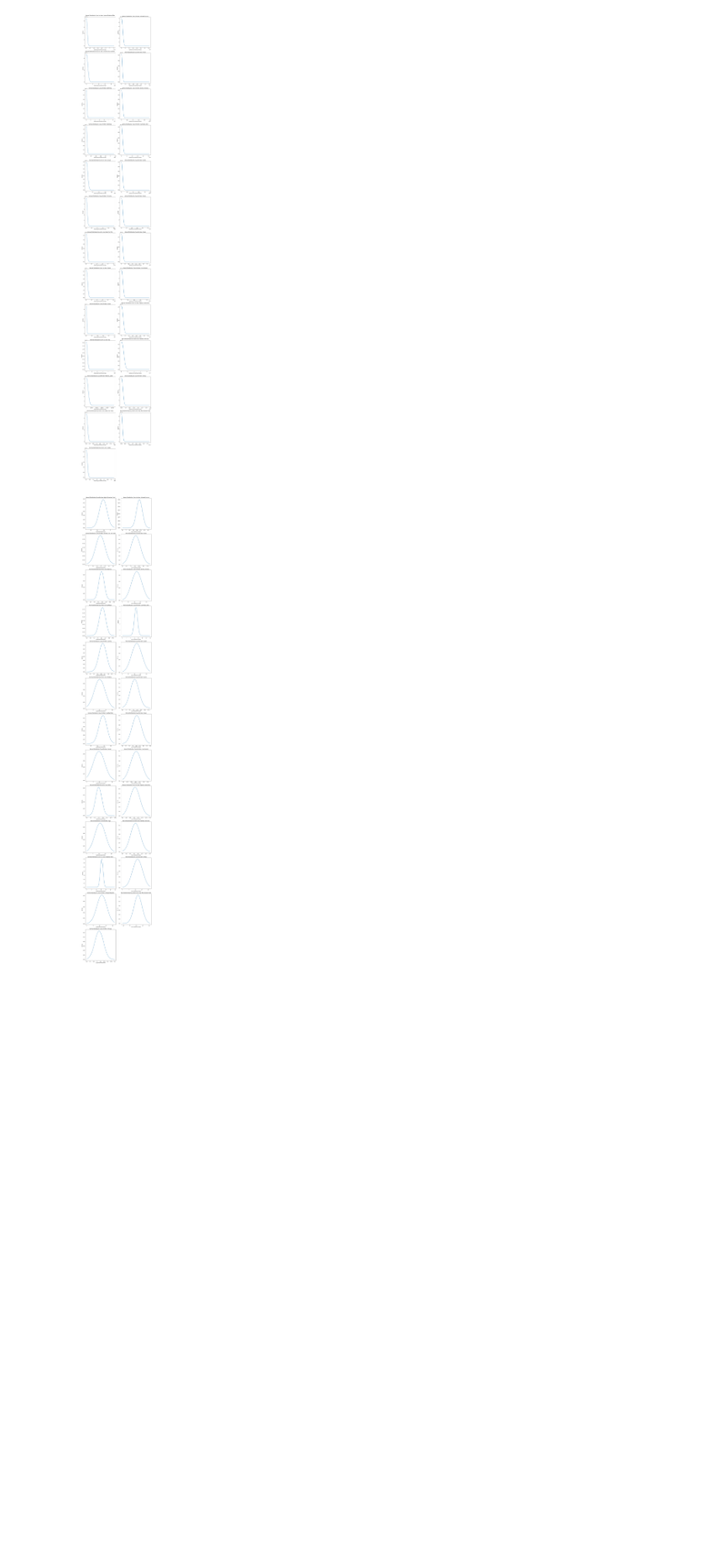
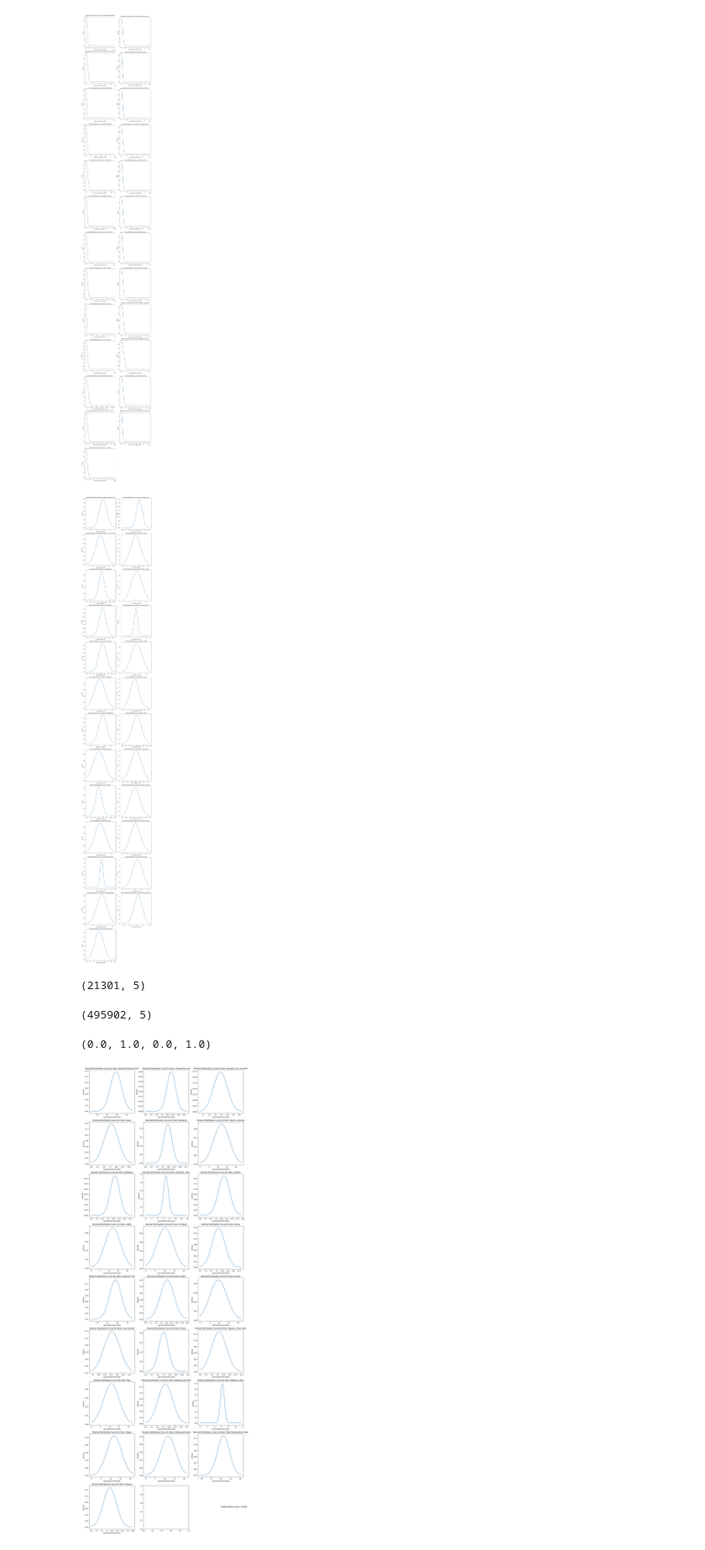
Before and after one commit to ZemelakGoraga/food-and-agri, a Jupyter notebook: avian_livestock_fishery.ipynb, the cells around one changed output. Shown at 84% size. Cells and saved outputs as stored; diff of their text form; code cells hidden in the pictures; blank space fills up the shorter version.

```diff
--- a/avian_livestock_fishery.ipynb
+++ b/avian_livestock_fishery.ipynb
@@ -879,0 +876,63 @@ from scipy.stats import norm
+# %%
+subset.shape
+# %% [output]
+(21301, 5)
+# %%
+df2.shape
+# %% [output]
+(495902, 5)
+# %%
+import numpy as np
+import pandas as pd
+import matplotlib.pyplot as plt
+from scipy.stats import norm, shapiro
+
+# Load your dataset (replace 'your_dataset.csv' with your actual data file)
+#df2 = pd.read_csv('your_dataset.csv')
+
+# Sort the DataFrame by 'Item' and 'Value'
+sorted_df2 = df2.sort_values(by=['Item', 'Value'])
+
+# Get the unique values in the 'Item' column and sort them
+unique_items = sorted(sorted_df2['Item'].unique())
+
+# Calculate the number of rows and columns based on the number of unique items
+num_items = len(unique_items)
+num_cols = 3  # Number of columns to display Shapiro-Wilk results
+num_rows = (num_items + num_cols - 1) // num_cols  # Round up division
+
+# Create a figure and axes for the normal distribution curves and Shapiro-Wilk results
+fig, axes = plt.subplots(num_rows, num_cols, figsize=(18, 6 * num_rows))
+
+# Flatten the axes array if needed
+axes = axes.flatten()
+
+# Iterate through unique elements, log transform, and create normal distribution curves
+for index, item in enumerate(unique_items):
+    subset = sorted_df2[sorted_df2['Item'] == item]
+
+    # Log transform the 'Value' column
+    log_transformed_values = np.log(subset['Value'])
+
+    mean_value = log_transformed_values.mean()
+    std_dev_value = log_transformed_values.std()
+
+    x = np.linspace(log_transformed_values.min(), log_transformed_values.max(), 1000)
+    y = norm.pdf(x, mean_value, std_dev_value)
+
+    ax = axes[index]
+    ax.plot(x, y)
+    ax.set_title(f'Normal Distribution Curve for Item: {item}')
+    ax.set_xlabel('Log-Transformed Value')
+    ax.set_ylabel('Density')
+
+ # Perform Shapiro-Wilk test
+_, p_value = shapiro(log_transformed_values)
+row_index = index // num_cols  # Calculate the row index
+col_index = index % num_cols    # Calculate the column index
+ax_shapiro = axes[row_index * num_cols + 2]  # Calculate the correct index
+ax_shapiro.text(0.5, 0.5, f'Shapiro-Wilk p-value: {p_value:.4f}', transform=ax_shapiro.transAxes, fontsize=12)
+ax_shapiro.axis('off')
+# %% [output]
+(0.0, 1.0, 0.0, 1.0)
+[figure, added]
```
Also changed, not shown: parts of 2 cells of this notebook.
